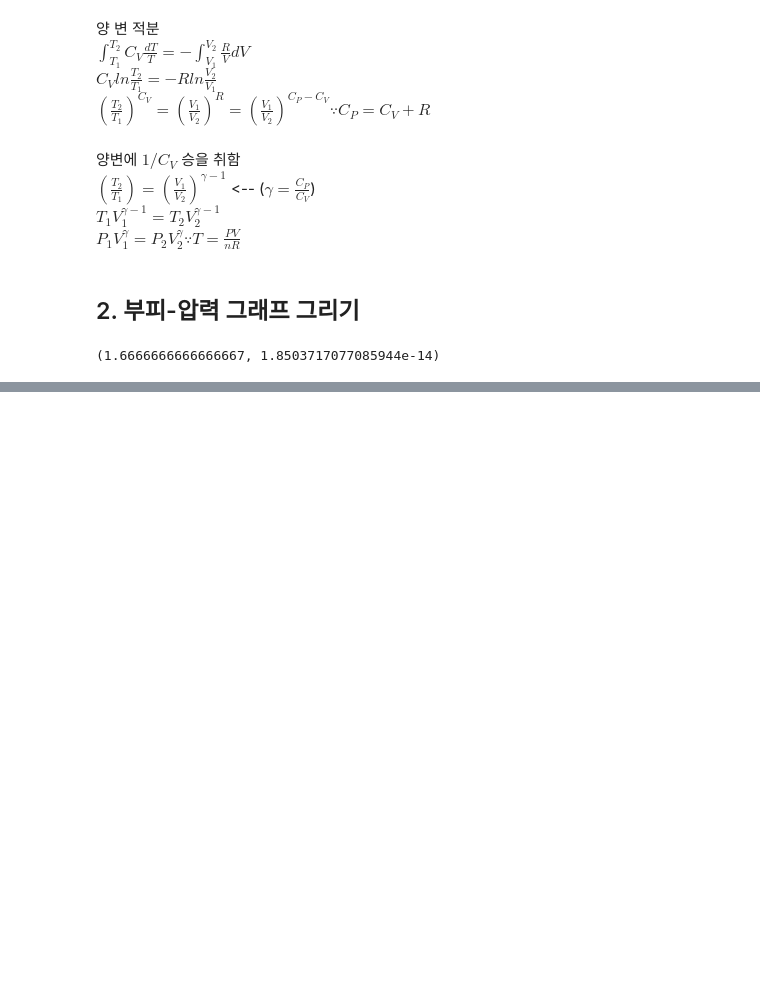
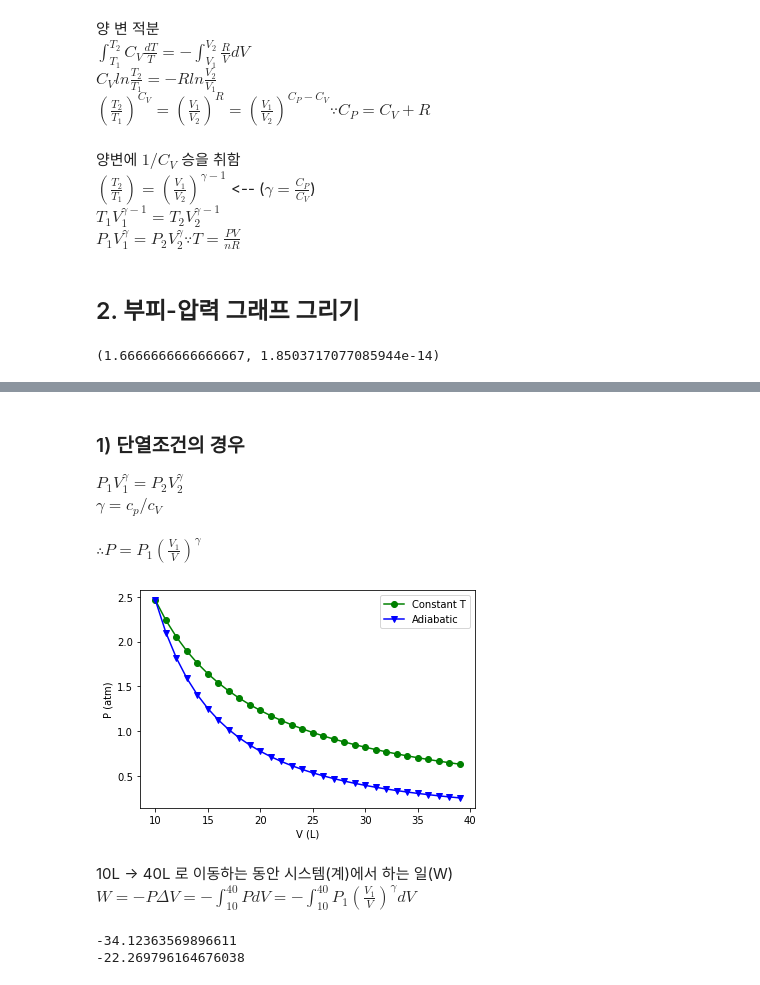
Before and after one commit to BrainNim/Study, a Jupyter notebook: K-MOOC/코딩으로 배우는 일반화학/week_3.ipynb, the cells around one changed output, grey strips where cells are left out. Cells and saved outputs as stored; diff of their text form; code cells hidden in the pictures; blank space fills up the shorter version.

```diff
--- a/K-MOOC/코딩으로 배우는 일반화학/week_3.ipynb
+++ b/K-MOOC/코딩으로 배우는 일반화학/week_3.ipynb
@@ -74,0 +165,52 @@ print(I)
+# %% [markdown]
+### 1) 단열조건의 경우
+$ P_1 V_1^\gamma = P_2 V_2^\gamma $
+$ \gamma = c_p / c_V $
+# %% [markdown]
+$ \therefore P = P_1 \left(\frac{V_1}{V}\right)^\gamma $
+# %%
+import numpy as np
+from scipy.integrate import quad
+import matplotlib.pyplot as plt
+
+R = 0.08205  # in L atm /(K mol)
+gamma = 5/3  # in monatomic ideal gas
+
+def P_consT(V, P1, V1):  # 등온
+    return P1*(V1/V)
+
+def P_adiab(V, P1, V1):  # 단열
+    return P1*(V1/V)**gamma
+
+
+V = np.arange(10,40,1)
+n = 1
+T = 300
+
+V1 = 10
+P1 = n*R*T/V1
+
+plt.plot(V,P_consT(V, P1, V1), 'go-', label = 'Constant T')
+plt.plot(V,P_adiab(V, P1, V1), 'bv-', label = 'Adiabatic')
+
+plt.legend()
+plt.xlabel('V (L)')
+plt.ylabel('P (atm)')
+plt.show()
+# %% [output]
+[figure, added]
+# %% [markdown]
+10L -> 40L 로 이동하는 동안 시스템(계)에서 하는 일(W)
+$ W = -P \Delta V = - \int_{10}^{40}P dV = - \int_{10}^{40} P_1 \left( \frac{V_1}{V} \right)^\gamma dV $
+# %%
+V1 = 10
+V2 = 40
+
+w_consT = -quad(P_consT,V1,V2, args=(P1,V1))[0]
+w_adiab = -quad(P_adiab,V1,V2, args=(P1,V1))[0]
+
+print(w_consT)
+print(w_adiab)
+# %% [output]
+-34.12363569896611
+-22.269796164676038
```
Also changed, not shown: parts of 12 cells of this notebook.
